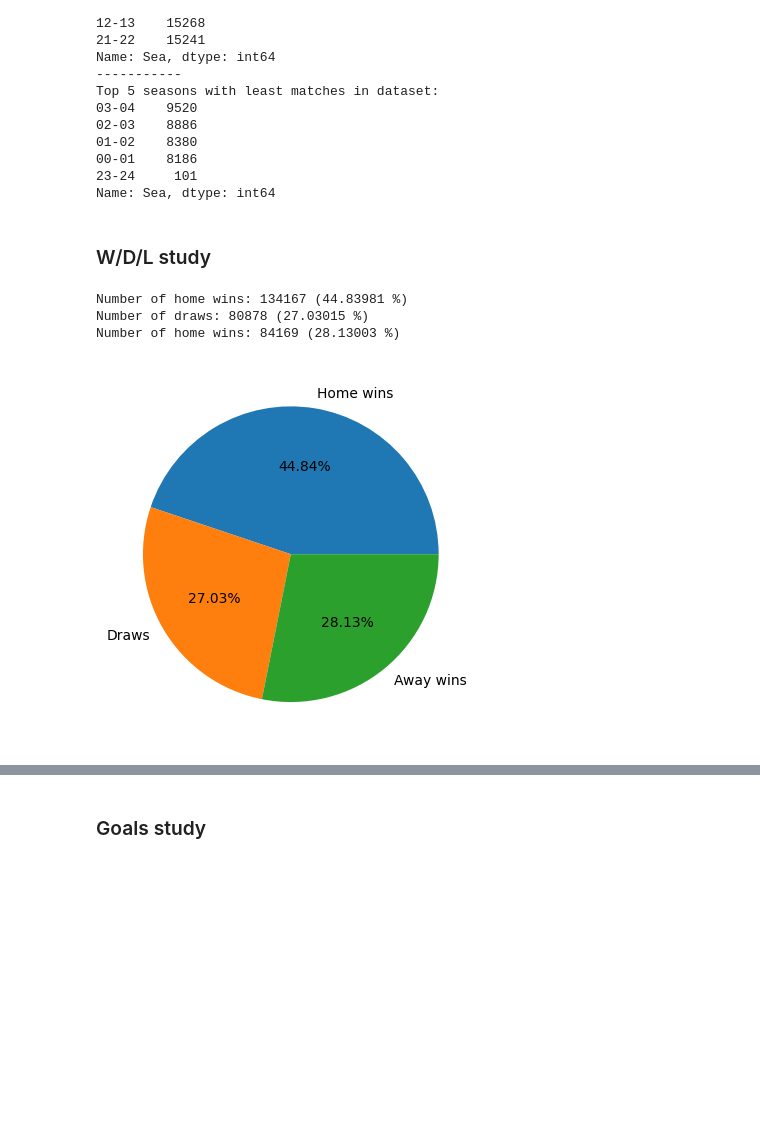
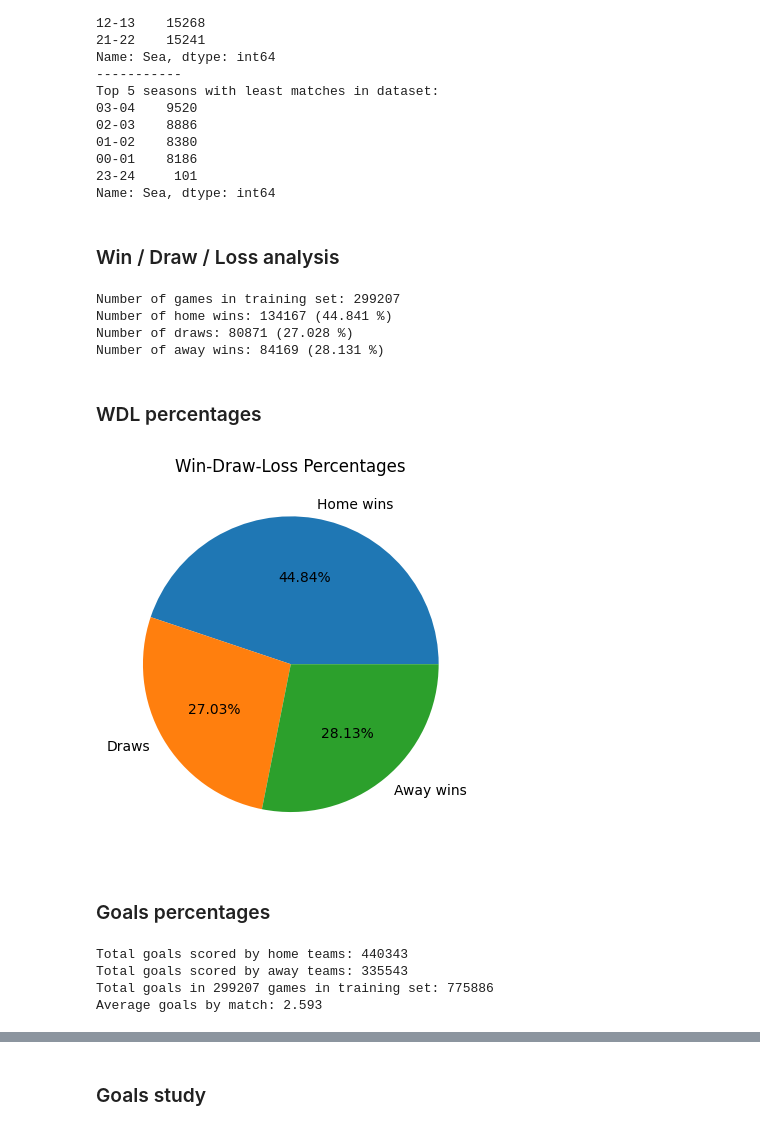
Before and after one commit to robertohdz98/soccer-prediction-challenge-2023, a Jupyter notebook: tests.ipynb, the cells around one changed output, grey strips where cells are left out. Cells and saved outputs as stored; diff of their text form; code cells hidden in the pictures; blank space fills up the shorter version.

Commit message:
feat: custom modules and teams statistics

```diff
--- a/tests.ipynb
+++ b/tests.ipynb
@@ -46,0 +16,3 @@ training_set
+# %%
+training_set = load_and_process_dataset("datasets/raw/training_set.parquet")
+training_set.head()
@@ -67,33 +46,54 @@ Top 5 seasons with least matches in dataset:
 00-01    8186
 23-24     101
 Name: Sea, dtype: int64
-# %% [markdown]
-### W/D/L study
+# %% [markdown]
+### Win / Draw / Loss analysis
 # %%
 total_matches = training_set.shape[0]
+print(f"Number of games in training set: {total_matches}")
 
 # Home wins
 home_wins = training_set["WDL"].value_counts()["W"]
-home_wins_percentage = round(100 * home_wins / total_matches, 5)
+home_wins_percentage = round(100 * home_wins / total_matches, 3)
 print(f"Number of home wins: {home_wins} ({home_wins_percentage} %)")
 
 # Draws
 draws = training_set["WDL"].value_counts()["D"]
-draws_percentage = round(100 * draws / total_matches, 5)
+draws_percentage = round(100 * draws / total_matches, 3)
 print(f"Number of draws: {draws} ({draws_percentage} %)")
 
 # Away wins
 away_wins = training_set["WDL"].value_counts()["L"]
-away_wins_percentage = round(100 * away_wins / total_matches, 5)
+away_wins_percentage = round(100 * away_wins / total_matches, 3)
 print(f"Number of away wins: {away_wins} ({away_wins_percentage} %)")
 # %% [output]
-Number of home wins: 134167 (44.83981 %)
-Number of draws: 80878 (27.03015 %)
-Number of home wins: 84169 (28.13003 %)
+Number of games in training set: 299207
+Number of home wins: 134167 (44.841 %)
+Number of draws: 80871 (27.028 %)
+Number of away wins: 84169 (28.131 %)
+# %% [markdown]
+### WDL percentages
 # %%
+fig, ax = plt.subplots()
+
 labels = "Home wins", "Draws", "Away wins"
-sizes = [home_wins_percentage, draws_percentage, away_wins_percentage]
-fig, ax = plt.subplots()
-ax.pie(sizes, labels=labels, autopct='%1.2f%%');
+ax.pie([home_wins, draws, away_wins], labels=labels, autopct='%1.2f%%');
+plt.title("Win-Draw-Loss Percentages")
+plt.savefig("./figures/WDL_percentages.png")
 # %% [output]
-[figure, old version]
+[figure, new version]
+# %% [markdown]
+### Goals percentages
+# %%
+home_goals = training_set["HS"].sum()
+print("Total goals scored by home teams:",home_goals)
+away_goals = training_set["AS"].sum()
+print("Total goals scored by away teams:",away_goals)
+total_goals = training_set['Goals'].sum()
+print(f"Total goals in {total_matches} games in training set: {total_goals}")
+print(f"Average goals by match: {round(total_goals / total_matches, 3)}")
+# %% [output]
+Total goals scored by home teams: 440343
+Total goals scored by away teams: 335543
+Total goals in 299207 games in training set: 775886
+Average goals by match: 2.593
```
Also changed, not shown: parts of 22 cells of this notebook, 1 other file.
